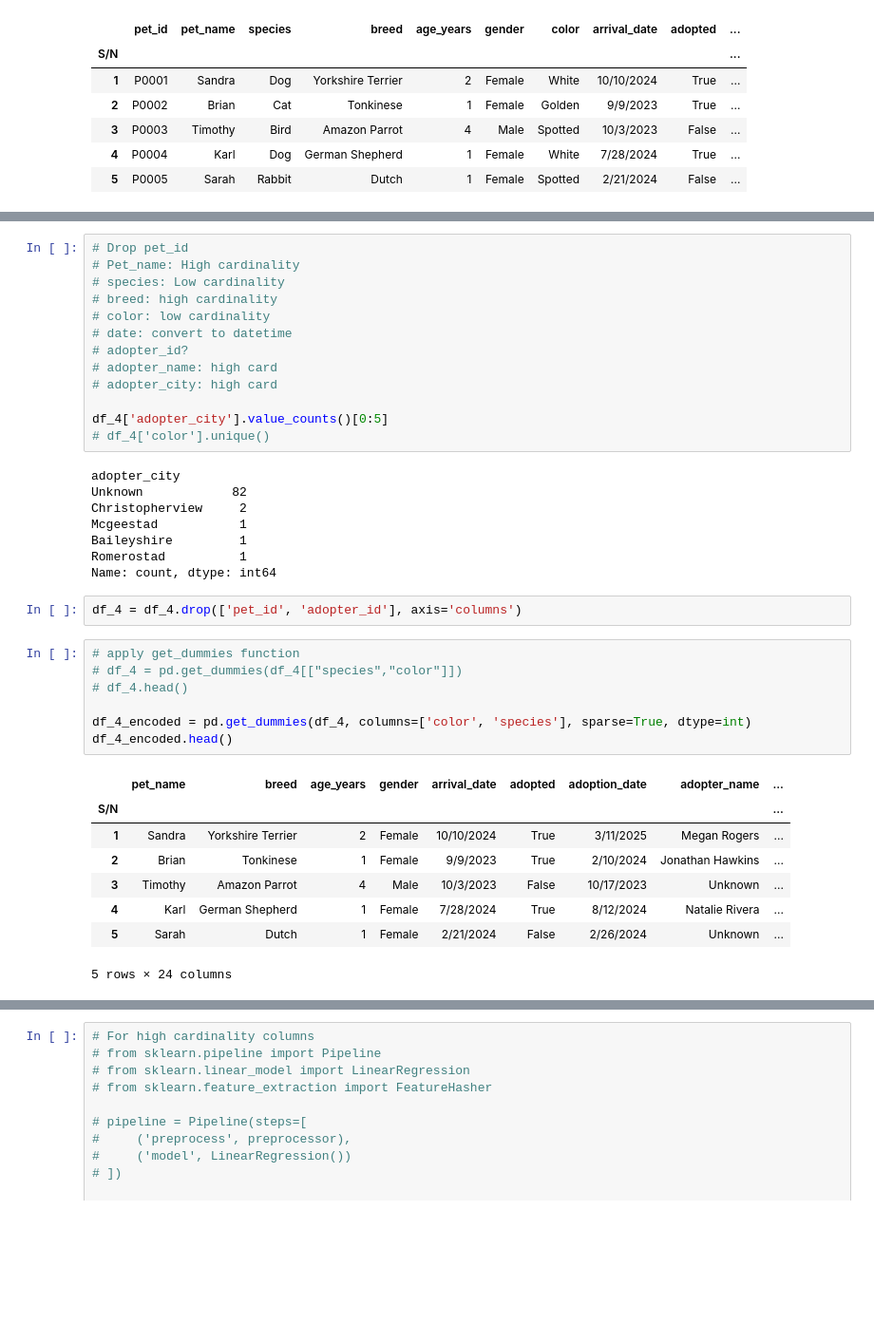
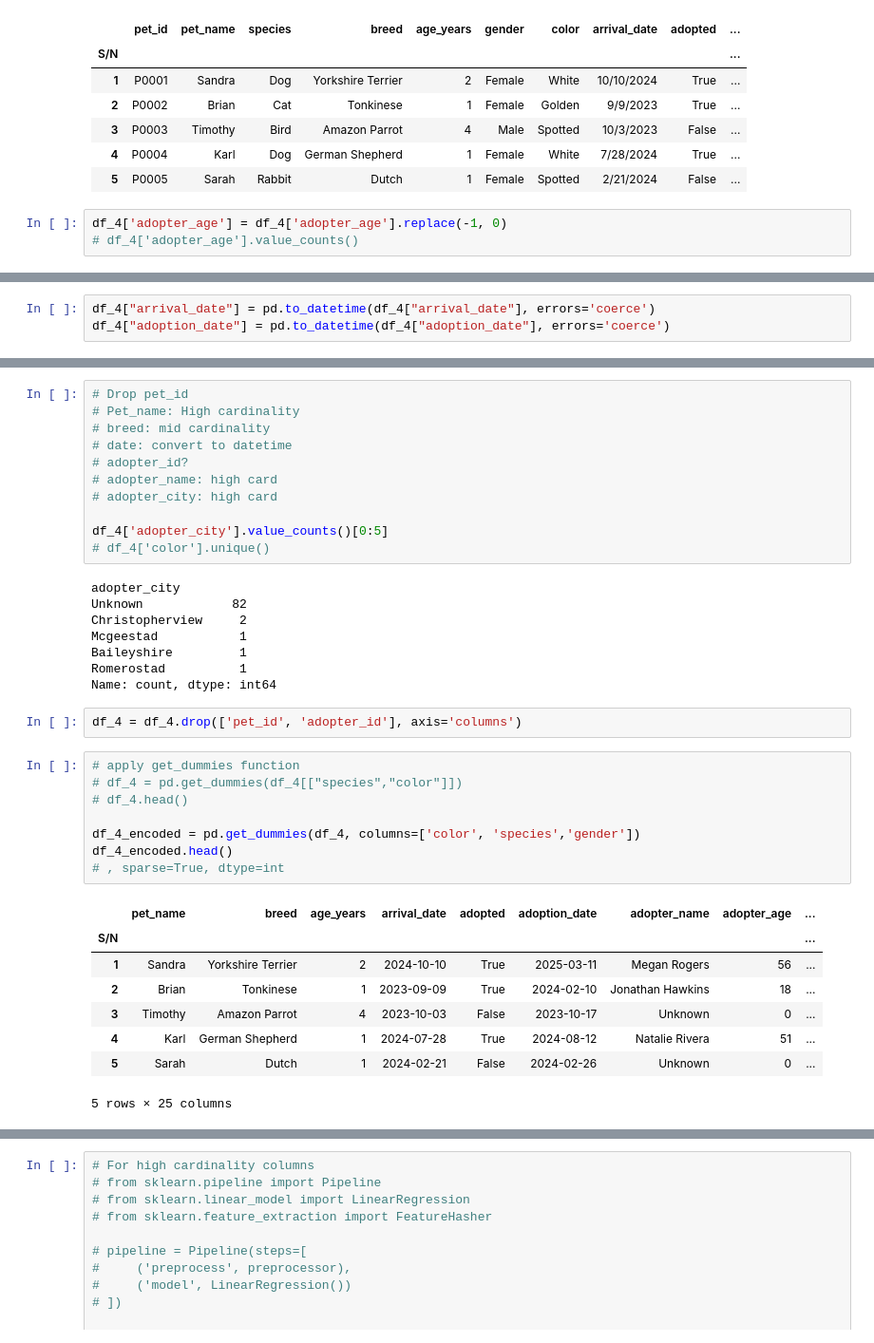
Before and after one commit to KayD128/My-Data-Science-Roadmap, a Jupyter notebook: Pet_adoption_analysis_for_week_1.ipynb, the cells around one changed output, grey strips where cells are left out. Shown at 95% size. Saved outputs shown, nothing was run; the diff lists cells and outputs as text; blank space fills up the shorter version.

```diff
--- a/Pet_adoption_analysis_for_week_1.ipynb
+++ b/Pet_adoption_analysis_for_week_1.ipynb
@@ -139,3 +141,6 @@ df_4.head()
 | 3 | P0003 | Timothy | Bird | Amazon Parrot | 4 | Male | Spotted | 10/3/2023 | False | ... |
 | 4 | P0004 | Karl | Dog | German Shepherd | 1 | Female | White | 7/28/2024 | True | ... |
 | 5 | P0005 | Sarah | Rabbit | Dutch | 1 | Female | Spotted | 2/21/2024 | False | ... |
+# %%
+df_4['adopter_age'] = df_4['adopter_age'].replace(-1, 0)
+# df_4['adopter_age'].value_counts()
@@ -162,3 +169,6 @@ array(['Mcgeestad', 'Geneshire', 'Unknown', 'North Richard',
+# %%
+df_4["arrival_date"] = pd.to_datetime(df_4["arrival_date"], errors='coerce')
+df_4["adoption_date"] = pd.to_datetime(df_4["adoption_date"], errors='coerce')
 # %%
 # Matplotlib
 
@@ -203,9 +283,7 @@ memory usage: 29.7+ KB
 # %%
 # Drop pet_id
 # Pet_name: High cardinality
-# species: Low cardinality
-# breed: high cardinality
-# color: low cardinality
+# breed: mid cardinality
 # date: convert to datetime
 # adopter_id?
 # adopter_name: high card
@@ -226,16 +304,17 @@ df_4 = df_4.drop(['pet_id', 'adopter_id'], axis='columns')
 # %%
 # apply get_dummies function
 # df_4 = pd.get_dummies(df_4[["species","color"]])
 # df_4.head()
 
-df_4_encoded = pd.get_dummies(df_4, columns=['color', 'species'], sparse=True, dtype=int)
+df_4_encoded = pd.get_dummies(df_4, columns=['color', 'species','gender'])
 df_4_encoded.head()
+# , sparse=True, dtype=int
 # %% [output]
-|  | pet_name | breed | age_years | gender | arrival_date | adopted | adoption_date | adopter_name | ... |
+|  | pet_name | breed | age_years | arrival_date | adopted | adoption_date | adopter_name | adopter_age | ... |
 | S/N |  |  |  |  |  |  |  |  | ... |
-| 1 | Sandra | Yorkshire Terrier | 2 | Female | 10/10/2024 | True | 3/11/2025 | Megan Rogers | ... |
-| 2 | Brian | Tonkinese | 1 | Female | 9/9/2023 | True | 2/10/2024 | Jonathan Hawkins | ... |
-| 3 | Timothy | Amazon Parrot | 4 | Male | 10/3/2023 | False | 10/17/2023 | Unknown | ... |
-| 4 | Karl | German Shepherd | 1 | Female | 7/28/2024 | True | 8/12/2024 | Natalie Rivera | ... |
-| 5 | Sarah | Dutch | 1 | Female | 2/21/2024 | False | 2/26/2024 | Unknown | ... |
+| 1 | Sandra | Yorkshire Terrier | 2 | 2024-10-10 | True | 2025-03-11 | Megan Rogers | 56 | ... |
+| 2 | Brian | Tonkinese | 1 | 2023-09-09 | True | 2024-02-10 | Jonathan Hawkins | 18 | ... |
+| 3 | Timothy | Amazon Parrot | 4 | 2023-10-03 | False | 2023-10-17 | Unknown | 0 | ... |
+| 4 | Karl | German Shepherd | 1 | 2024-07-28 | True | 2024-08-12 | Natalie Rivera | 51 | ... |
+| 5 | Sarah | Dutch | 1 | 2024-02-21 | False | 2024-02-26 | Unknown | 0 | ... |
-5 rows × 24 columns
+5 rows × 25 columns
```
Also changed, not shown: parts of 24 cells of this notebook, 4 other files.
